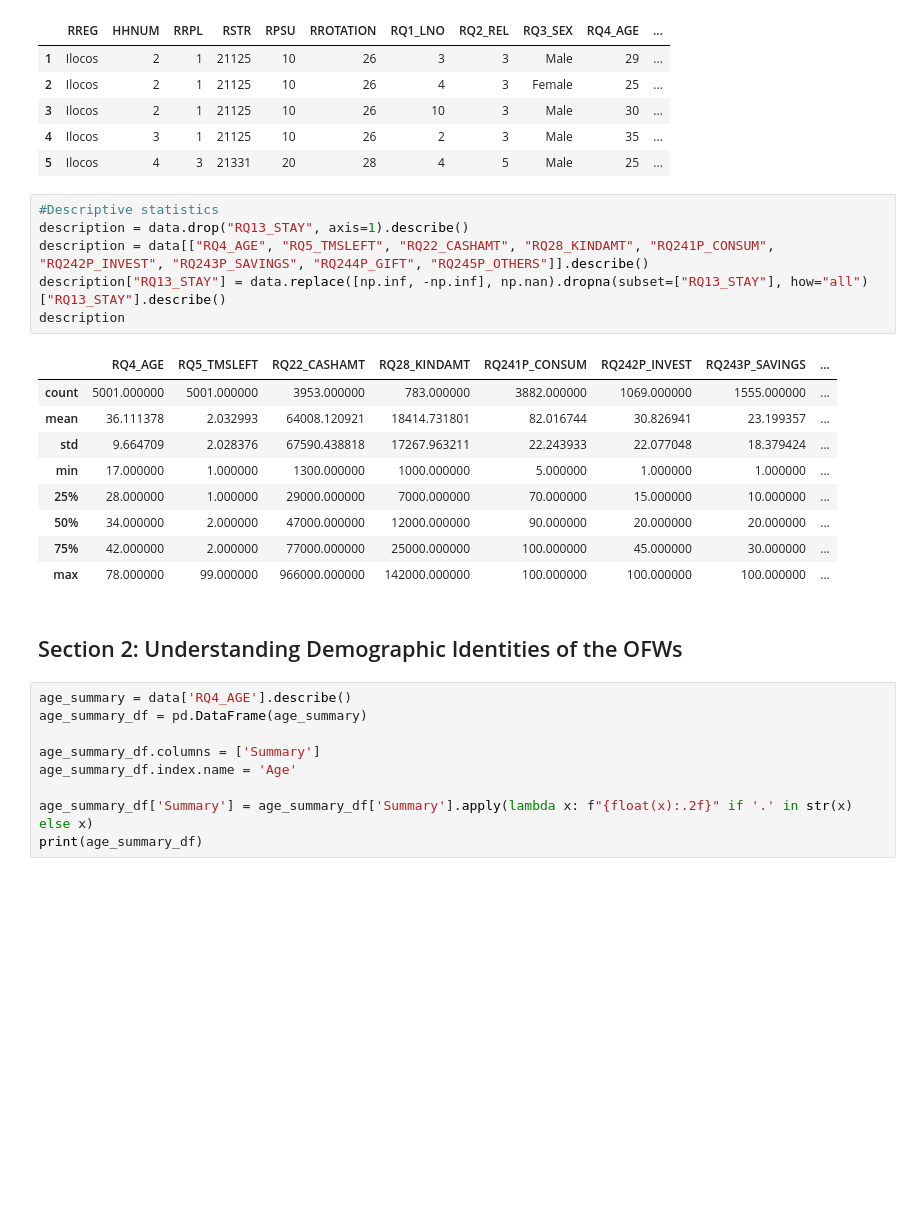
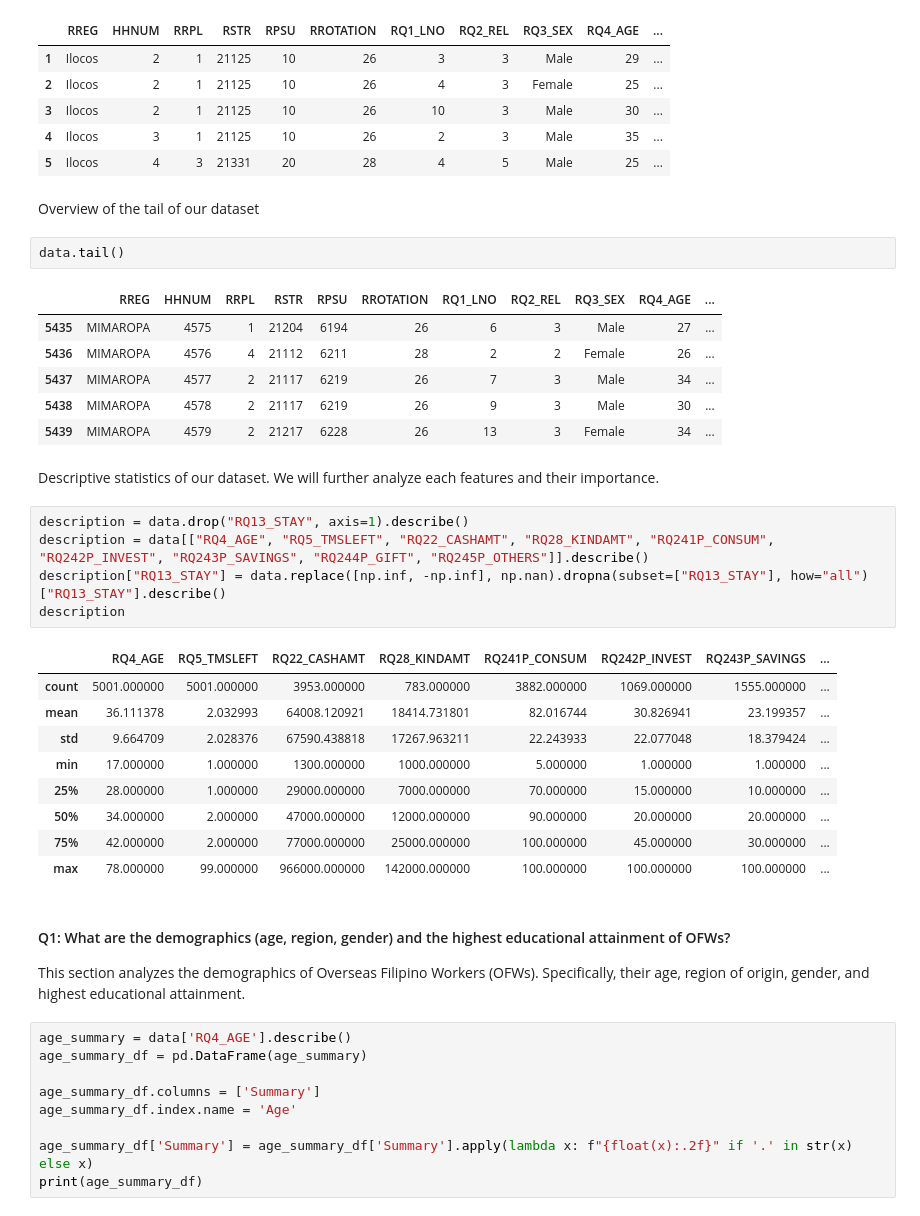
Before and after one commit to almiravelas/CSMODEL, a Jupyter notebook: Phase1_cy.ipynb, the cells around one changed output. Drawn from its saved outputs; the diff is of its cells as text; blank space fills up the shorter version.

```diff
--- a/Phase1_cy.ipynb
+++ b/Phase1_cy.ipynb
@@ -299,8 +306,20 @@ data.head()
 | 3 | Ilocos | 2 | 1 | 21125 | 10 | 26 | 10 | 3 | Male | 30 | ... |
 | 4 | Ilocos | 3 | 1 | 21125 | 10 | 26 | 2 | 3 | Male | 35 | ... |
 | 5 | Ilocos | 4 | 3 | 21331 | 20 | 28 | 4 | 5 | Male | 25 | ... |
+# %% [markdown]
+Overview of the tail of our dataset
+# %%
+data.tail()
+# %% [output]
+|  | RREG | HHNUM | RRPL | RSTR | RPSU | RROTATION | RQ1_LNO | RQ2_REL | RQ3_SEX | RQ4_AGE | ... |
+| 5435 | MIMAROPA | 4575 | 1 | 21204 | 6194 | 26 | 6 | 3 | Male | 27 | ... |
+| 5436 | MIMAROPA | 4576 | 4 | 21112 | 6211 | 28 | 2 | 2 | Female | 26 | ... |
+| 5437 | MIMAROPA | 4577 | 2 | 21117 | 6219 | 26 | 7 | 3 | Male | 34 | ... |
+| 5438 | MIMAROPA | 4578 | 2 | 21117 | 6219 | 26 | 9 | 3 | Male | 30 | ... |
+| 5439 | MIMAROPA | 4579 | 2 | 21217 | 6228 | 26 | 13 | 3 | Female | 34 | ... |
+# %% [markdown]
+Descriptive statistics of our dataset. We will further analyze each features and their importance.
 # %%
-#Descriptive statistics
 description = data.drop("RQ13_STAY", axis=1).describe()
 description = data[["RQ4_AGE", "RQ5_TMSLEFT", "RQ22_CASHAMT", "RQ28_KINDAMT", "RQ241P_CONSUM", "RQ242P_INVEST", "RQ243P_SAVINGS", "RQ244P_GIFT", "RQ245P_OTHERS"]].describe()
 description["RQ13_STAY"] = data.replace([np.inf, -np.inf], np.nan).dropna(subset=["RQ13_STAY"], how="all")["RQ13_STAY"].describe()
@@ -315,8 +334,9 @@ description
 | 50% | 34.000000 | 2.000000 | 47000.000000 | 12000.000000 | 90.000000 | 20.000000 | 20.000000 | ... |
 | 75% | 42.000000 | 2.000000 | 77000.000000 | 25000.000000 | 100.000000 | 45.000000 | 30.000000 | ... |
 | max | 78.000000 | 99.000000 | 966000.000000 | 142000.000000 | 100.000000 | 100.000000 | 100.000000 | ... |
-# %% [markdown]
-## Section 2: Understanding Demographic Identities of the OFWs
+# %% [markdown]
+#### Q1: What are the demographics (age, region, gender) and the highest educational attainment of OFWs?
+This section analyzes the demographics of Overseas Filipino Workers (OFWs). Specifically, their age, region of origin, gender, and highest educational attainment.
 # %%
 age_summary = data['RQ4_AGE'].describe()
 age_summary_df = pd.DataFrame(age_summary)
```
Also changed, not shown: parts of 40 cells of this notebook, 3 other files.
